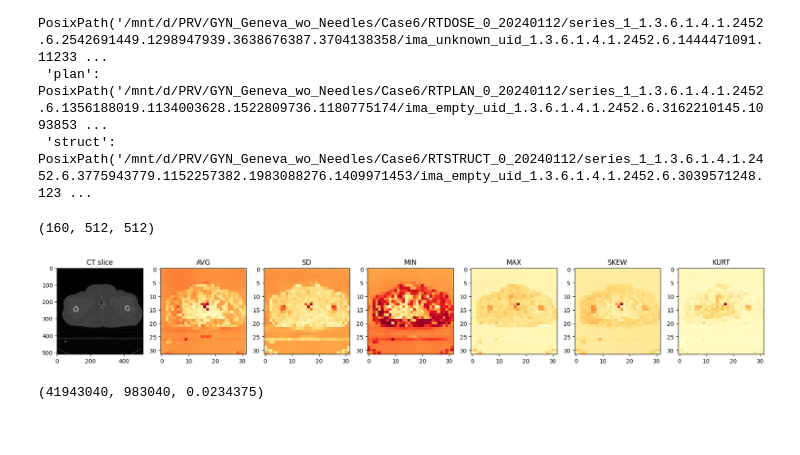
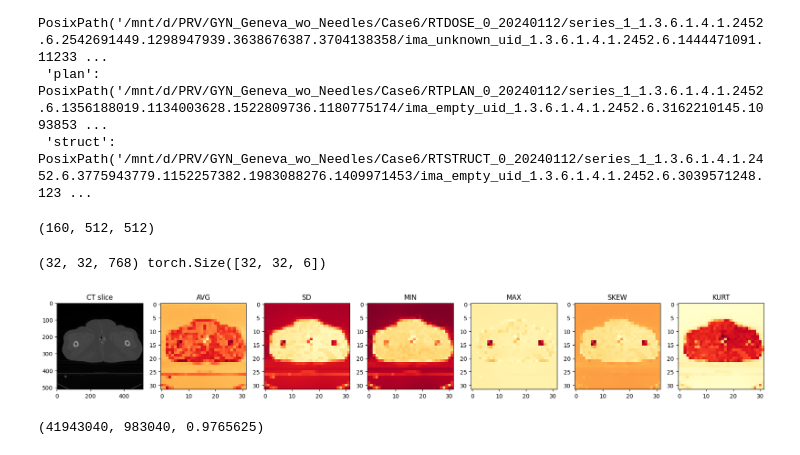
Before and after one commit to YeongHyeon/Dose_prediction_practice, a Jupyter notebook: dinov3_test_251112_02.ipynb, the cells around one changed output. Cells and saved outputs as stored; diff of their text form; code cells hidden in the pictures.

```diff
--- a/dinov3_test_251112_02.ipynb
+++ b/dinov3_test_251112_02.ipynb
@@ -71,29 +71,31 @@ import importlib
 import src.dinov3 as dinov3
 importlib.reload(dinov3)
 
-dinov3_fe = dinov3.DINOV3FeatureExtractor()
+dinov3_fe = dinov3.DINOV3FeatureExtractor(cfg['models']['dinov3'])
 # %%
 import matplotlib.pyplot as plt
 
 idx_slice = 35
 
 features = dinov3_fe.extract_features(torch.tensor(ct_array[idx_slice]))
-stats, names = dinov3_fe.feature_stats(features)
+radiomics, names = dinov3_fe.extract_radiomics(features)
+print(features.shape, radiomics.shape)
 
-num_feat = stats.shape[-1]
+num_feat = radiomics.shape[-1]
 fig, axes = plt.subplots(1, num_feat+1, figsize=(3*num_feat, 3))
 
 axes[0].set_title("CT slice")
 axes[0].imshow(ct_array[idx_slice], cmap='gray')
 for feat_dx in range(num_feat):
     axes[feat_dx+1].set_title(names[feat_dx])
-    axes[feat_dx+1].imshow(stats[:, :, feat_dx].cpu().numpy(), cmap='YlOrRd')
+    axes[feat_dx+1].imshow(radiomics[:, :, feat_dx].cpu().numpy(), cmap='YlOrRd')
 
 plt.tight_layout()
 plt.show()
 # %% [output]
+(32, 32, 768) torch.Size([32, 32, 6])
-[figure, old version]
+[figure, new version]
 # %%
-512*512*160, 32*32*6*160, (32*32*6*160)/(512*512*160)
+512*512*160, 32*32*6*160, 1-(32*32*6*160)/(512*512*160)
 # %% [output]
-(41943040, 983040, 0.0234375)
+(41943040, 983040, 0.9765625)
```
Also changed, not shown: parts of 2 cells of this notebook, 1 other file.
